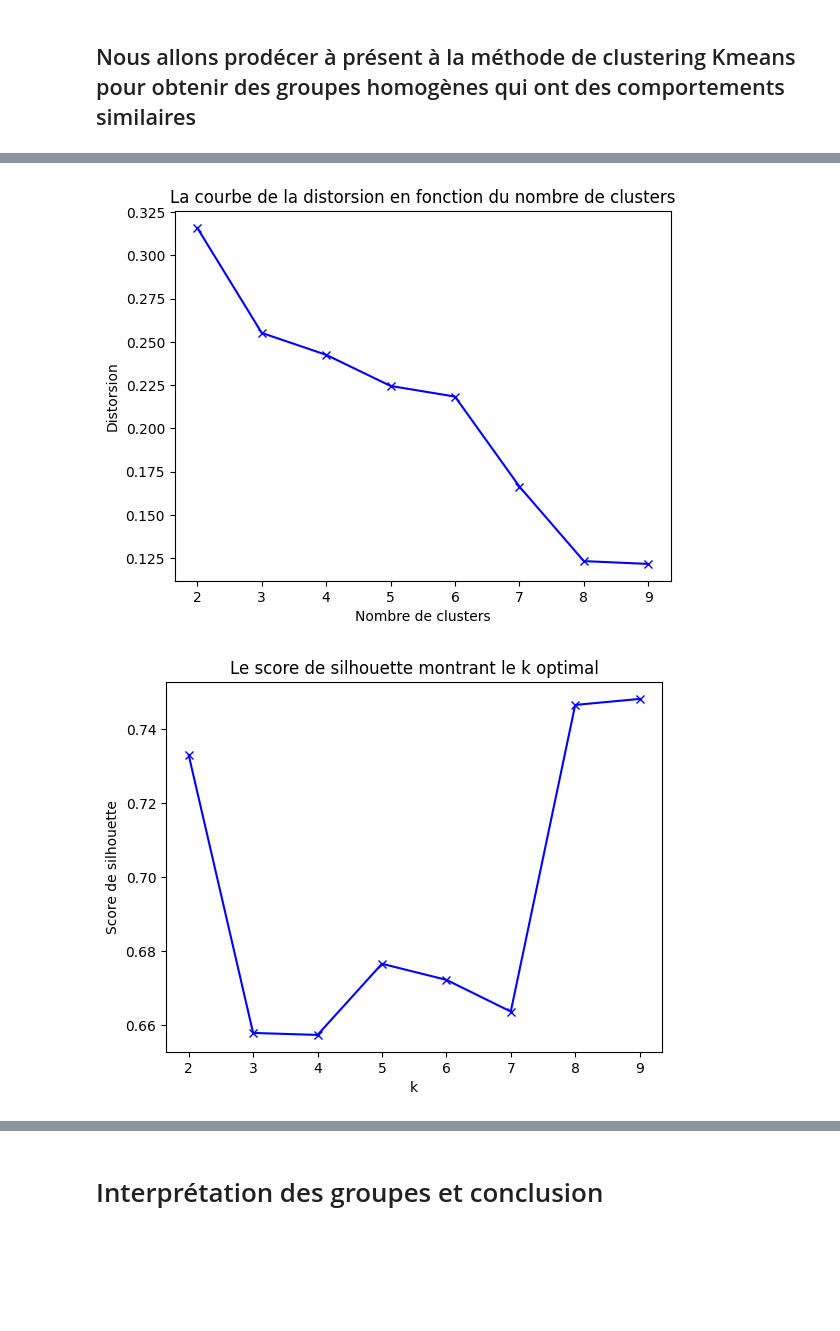
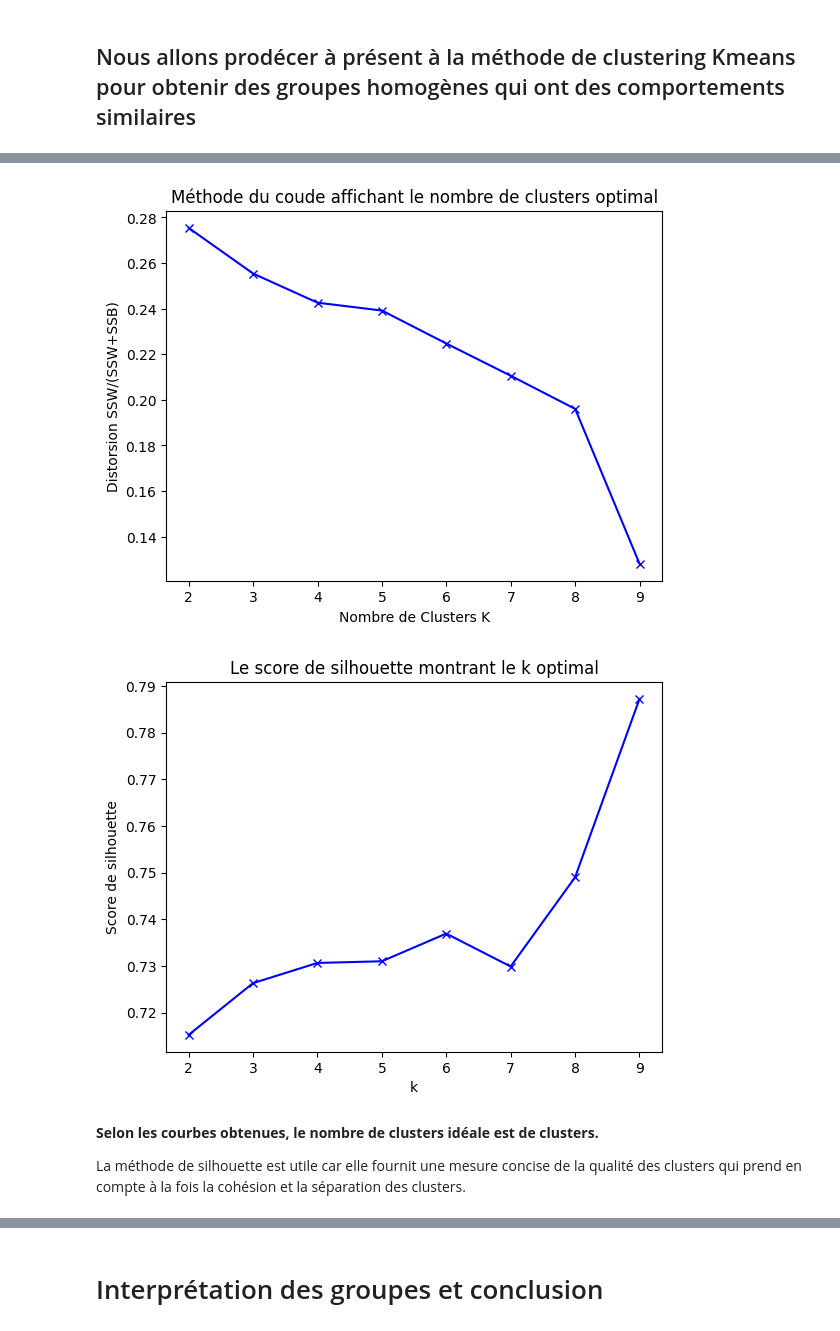
Before and after one commit to Mich-colab/Projets-Michele, a Jupyter notebook: Maching_Learning/Analyses données et clustering Kmeans.ipynb, the cells around one changed output, grey strips where cells are left out. Saved outputs shown, nothing was run; the diff lists cells and outputs as text; code cells hidden in the pictures; blank space fills up the shorter version.

Commit message:
Up date Kmeans

```diff
--- a/Maching_Learning/Analyses données et clustering Kmeans.ipynb
+++ b/Maching_Learning/Analyses données et clustering Kmeans.ipynb
@@ -692,10 +699,10 @@ df_normalized.loc[:,col]=scaler.fit_transform(df_normalized[col])
 # %%
 from sklearn.cluster import KMeans
 from scipy.spatial.distance import cdist
-from sklearn.metrics import silhouette_score, adjusted_rand_score
+from sklearn.metrics import silhouette_score
 import warnings
 warnings.filterwarnings('ignore')
-inertie= []
+
 distorsion=[]
 silhouettes = []
 
@@ -703,6 +710,5 @@ K = range(2, 10)
 for k in K:
     kmeanModel = KMeans(n_clusters=k, random_state=42)
     kmeanModel.fit(df_normalized)
-    inertie.append(kmeanModel.inertia_)
     distorsion.append(sum(np.min(cdist(df_normalized, kmeanModel.cluster_centers_, 'euclidean'), axis=1)) / np.size(df, axis = 0))
     silhouettes.append(silhouette_score(df_normalized, kmeanModel.labels_))
@@ -729,12 +715,12 @@ plt.show()
 # %%
 # Tracer la courbe de la distorsion en fonction du nombre de clusters entre 2 et 10
 plt.plot(range(2, 10), distorsion, 'bx-')
-plt.xlabel('Nombre de clusters')
-plt.ylabel('Distorsion')
-plt.title('La courbe de la distorsion en fonction du nombre de clusters')
+plt.xlabel('Nombre de Clusters K')
+plt.ylabel('Distorsion SSW/(SSW+SSB)')
+plt.title('Méthode du coude affichant le nombre de clusters optimal')
 plt.show()
 # %% [output]
-[figure, old version]
+[figure, new version]
 # %%
 # Graphique du score de silhouette
 plt.plot(K, silhouettes, 'bx-')
@@ -743,7 +729,11 @@ plt.ylabel('Score de silhouette')
 plt.title('Le score de silhouette montrant le k optimal')
 plt.show()
 # %% [output]
-[figure, old version]
+[figure, new version]
+# %% [markdown]
+**Selon les courbes obtenues, le nombre de clusters idéale est de clusters.**
+
+La méthode de silhouette est utile car elle fournit une mesure concise de la qualité des clusters qui prend en compte à la fois la cohésion et la séparation des clusters.
 # %%
 #selon les courbes obtenues, le nombre de cluster idéale est de 3
 #Entrainement de l'algorithme sur le df, et calcul des positions des K centroïdes et les labels
```
Also changed, not shown: parts of 26 cells of this notebook.
